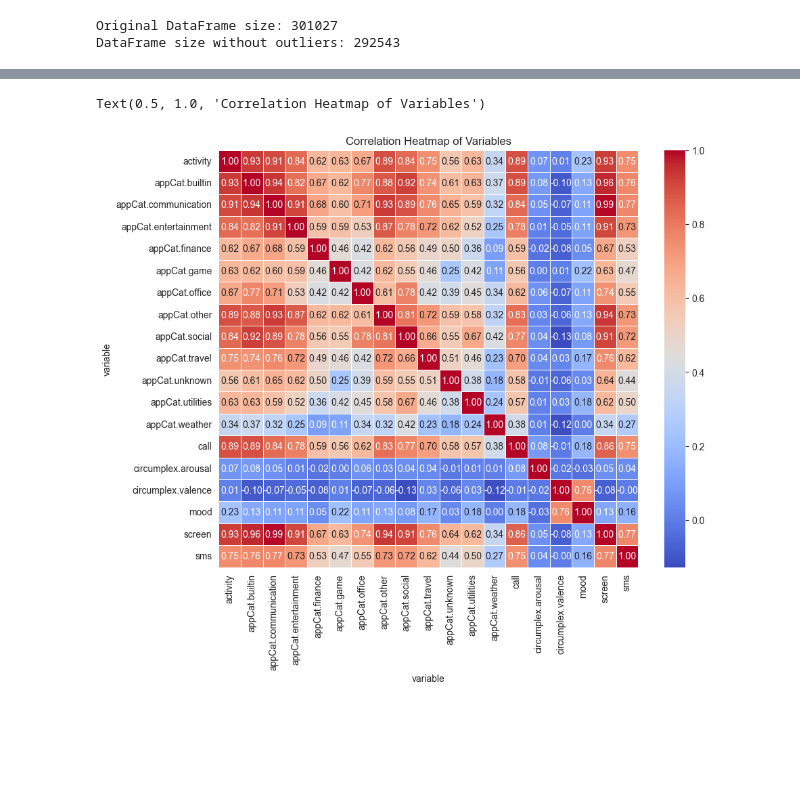
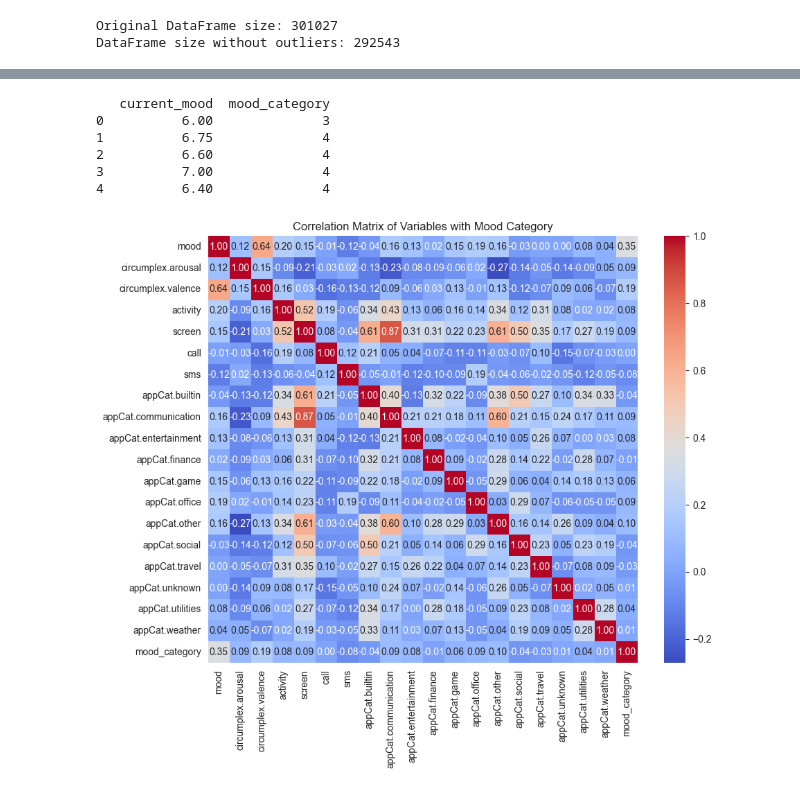
Before and after one commit to Evalunaellinger/datamining_1, a Jupyter notebook: main_v3.ipynb, the cells around one changed output, grey strips where cells are left out. Cells and saved outputs as stored; diff of their text form; code cells hidden in the pictures; blank space fills up the shorter version.

Commit message:
added lots of things. Among which the df with the mean on all predictors of the past three days. Also added code for a random forest algo and neural net

```diff
--- a/main_v3.ipynb
+++ b/main_v3.ipynb
@@ -333,14 +420,11 @@ print(daily_avg_df)
 # %%
-"""
-Corr. heatmap, index on date
-"""
-df_pivoted = daily_avg_df.pivot_table(index='date', columns='variable', values='value')
-corr_matrix = df_pivoted.corr()
-
-# Generate a heatmap
-plt.figure(figsize=(10, 8))
-sns.heatmap(corr_matrix, annot=True, cmap='coolwarm', fmt=".2f", linewidths=.5)
-plt.title('Correlation Heatmap of Variables')
+# """
+# Corr. heatmap, index on date
+# """
+# df_pivoted = daily_avg_df.pivot_table(index='date', columns='variable', values='value')
+# corr_matrix = df_pivoted.corr()
+#
+# # Generate a heatmap
+# plt.figure(figsize=(10, 8))
+# sns.heatmap(corr_matrix, annot=True, cmap='coolwarm', fmt=".2f", linewidths=.5)
+# plt.title('Correlation Heatmap of Variables')
-# %% [output]
-Text(0.5, 1.0, 'Correlation Heatmap of Variables')
-[figure, removed]
@@ -346,0 +489,45 @@ Text(0.5, 1.0, 'Correlation Heatmap of Variables')
+# %%
+"""
+Shows how the average of the past three days correlate with the mood of the current date. Based on this information we can pick the predictors.
+"""
+
+# Assuming df_3day_transformed is your DataFrame
+# Define bins and labels for the categorization
+bins = [0, 2, 4, 6, 8, 10]  # Adjust upper limit if necessary
+labels = [1, 2, 3, 4, 5]
+
+# Use pd.cut() to categorize 'current_mood' based on the bins
+df_3day_transformed['mood_category'] = pd.cut(df_3day_transformed['current_mood'], bins=bins, labels=labels, include_lowest=True, right=True)
+
+# Convert mood_category to integer for correlation analysis
+df_3day_transformed['mood_category'] = df_3day_transformed['mood_category'].astype(int)
+
+# Print the first few rows to check 'mood_category'
+print(df_3day_transformed[['current_mood', 'mood_category']].head())
+
+# Calculate the correlation matrix after dropping non-relevant columns
+correlation_vars = df_3day_transformed.drop(columns=['current_mood', 'id', 'current_date'])
+corr_matrix = correlation_vars.corr()
+
+# Visualize the correlation matrix
+plt.figure(figsize=(10, 8))
+sns.heatmap(corr_matrix, annot=True, cmap='coolwarm', fmt=".2f", cbar=True)
+plt.title('Correlation Matrix of Variables with Mood Category')
+plt.show()
+
+# Plotting correlation with 'mood_category'
+target_corr = corr_matrix['mood_category'].sort_values(ascending=False)
+plt.figure(figsize=(8, 10))
+target_corr.drop('mood_category').plot(kind='barh')  # Exclude self-correlation
+plt.title('Correlation with Mood Category')
+plt.xlabel('Correlation Coefficient')
+plt.ylabel('Variables')
+plt.show()
+# %% [output]
+   current_mood  mood_category
+0          6.00              3
+1          6.75              4
+2          6.60              4
+3          7.00              4
+4          6.40              4
+[figure, added]
```
Also changed, not shown: parts of 23 cells of this notebook.
